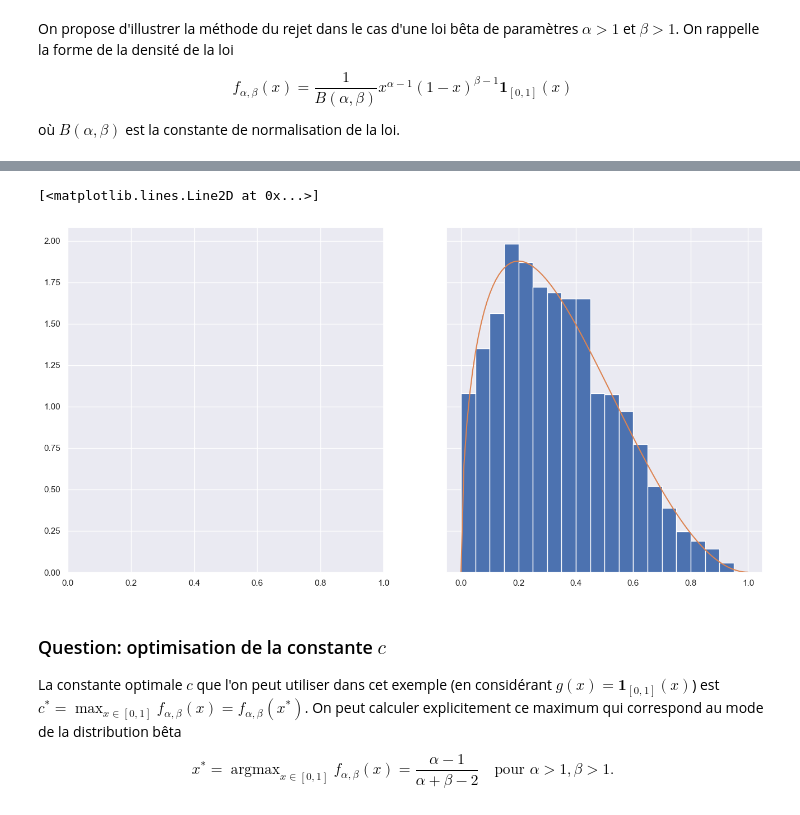
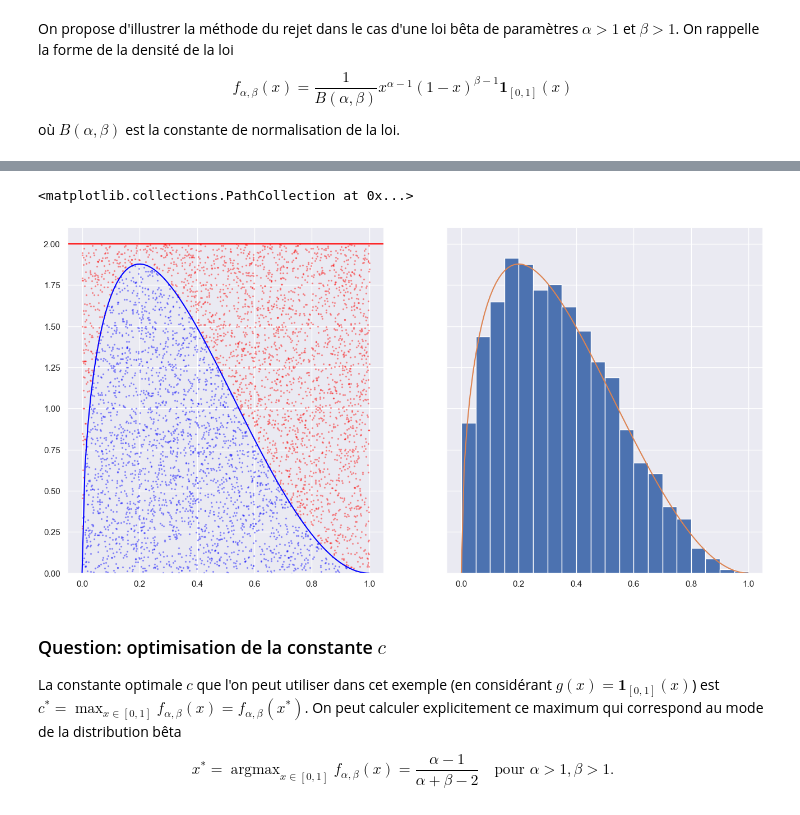
Before and after one commit to PolTibau/Probabilit-s-num-riques, a Jupyter notebook: TP/TP1 Sujet.ipynb, the cells around one changed output, grey strips where cells are left out. Saved outputs shown, nothing was run; the diff lists cells and outputs as text; code cells hidden in the pictures.

```diff
--- a/TP/TP1 Sujet.ipynb
+++ b/TP/TP1 Sujet.ipynb
@@ -184,18 +184,26 @@ Le but est de créer le graphique suivant représentant la méthode du rejet pou
 # %%
 E = stats.beta(1.5, 3)
 U = rng.uniform(0,1,5000)
 V = rng.uniform(0,1,5000)
+#U sont des simulations qui suivent la uniforme de la loi auxiliaire
+#V sont des uniformes utilisées pour voir si on accepte ou non les générations de U
 
-A = U[V <= E.pdf(U)/2]
-.
+A = U[V <= E.pdf(U)/2] #points qui son acceptés
+B = V[V <= E.pdf(U)/2]
+
 
 
 fig, (ax1, ax2) = plt.subplots(nrows = 1, ncols = 2, figsize=(16,8), sharey=True)
 ax2.hist(A, bins = 20, range = (0,1), density=True, label = 'Histogram of accepted realizations')
 ax2.plot(np.linspace(0,1,100), E.pdf(np.linspace(0,1,100)), label='Density of beta distribution')
+
+ax1.plot(np.linspace(0,1,100), E.pdf(np.linspace(0,1,100)), color='blue')
+ax1.axhline(2, color='red')
+ax1.scatter(A, 2*B, color='blue', s=2, alpha=0.3)
+ax1.scatter(U[V > E.pdf(U)/2], 2*V[V>E.pdf(U)/2], color='red', s=2, alpha=0.3)
 # %% [output]
-[<matplotlib.lines.Line2D at 0x...>]
+<matplotlib.collections.PathCollection at 0x...>
-[figure, old version]
+[figure, new version]
 # %% [markdown]
 ### Question: optimisation de la constante $c$
 
```
Also changed, not shown: parts of 11 cells of this notebook.
